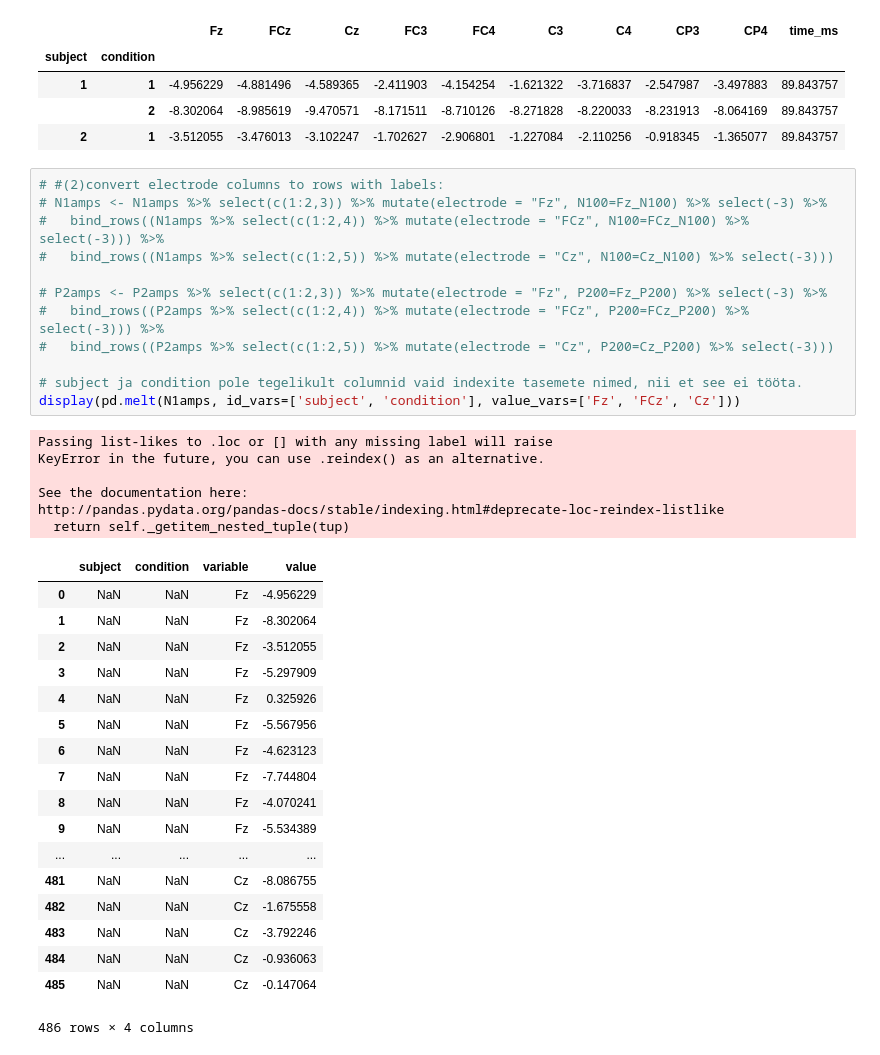
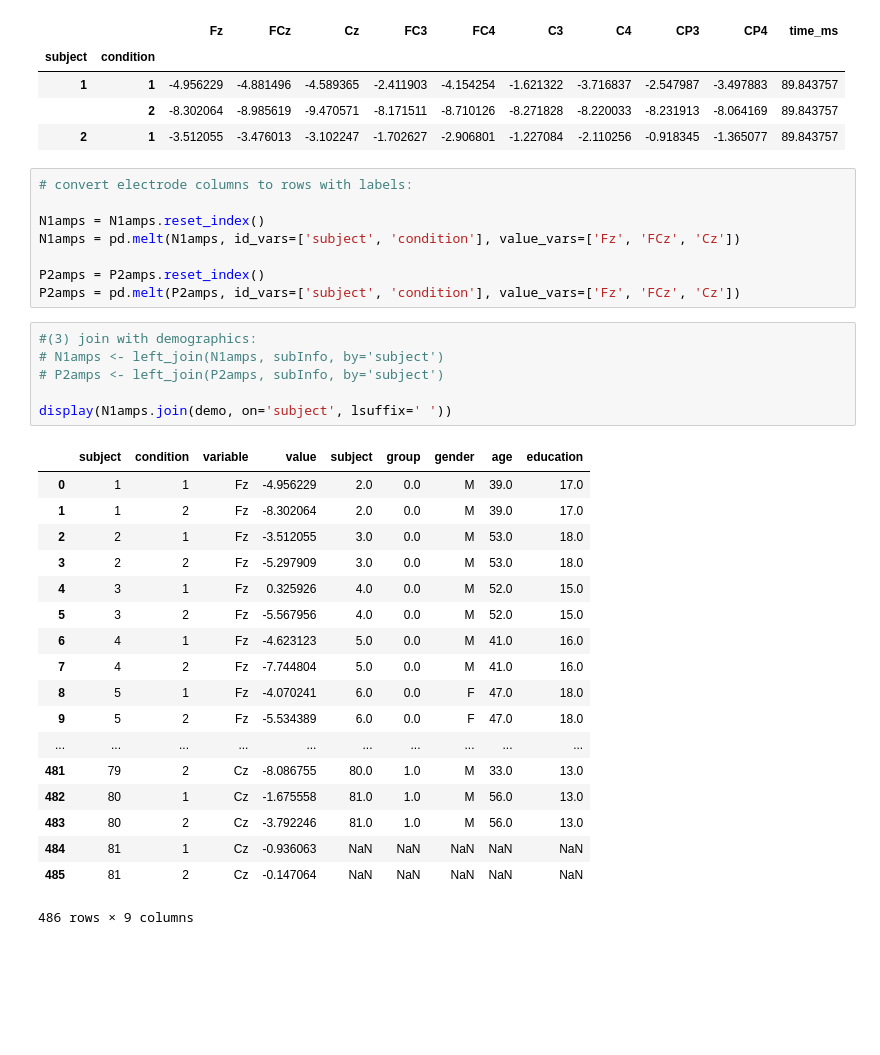
Before and after one commit to karljaats/EEG-data-from-basic-sensory-task-in-Schizophrenia, a Jupyter notebook: Project.ipynb, the cells around one changed output. Cells and saved outputs as stored; diff of their text form; blank space fills up the shorter version.

```diff
--- a/Project.ipynb
+++ b/Project.ipynb
@@ -74,40 +74,36 @@ P2amps = P2amps.drop(index=3, level=1)
 | 1 | 1 | -4.956229 | -4.881496 | -4.589365 | -2.411903 | -4.154254 | -1.621322 | -3.716837 | -2.547987 | -3.497883 | 89.843757 |
 |  | 2 | -8.302064 | -8.985619 | -9.470571 | -8.171511 | -8.710126 | -8.271828 | -8.220033 | -8.231913 | -8.064169 | 89.843757 |
 | 2 | 1 | -3.512055 | -3.476013 | -3.102247 | -1.702627 | -2.906801 | -1.227084 | -2.110256 | -0.918345 | -1.365077 | 89.843757 |
-# %%
-# #(2)convert electrode columns to rows with labels:
-# N1amps <- N1amps %>% select(c(1:2,3)) %>% mutate(electrode = "Fz", N100=Fz_N100) %>% select(-3) %>%
-#   bind_rows((N1amps %>% select(c(1:2,4)) %>% mutate(electrode = "FCz", N100=FCz_N100) %>% select(-3))) %>%
-#   bind_rows((N1amps %>% select(c(1:2,5)) %>% mutate(electrode = "Cz", N100=Cz_N100) %>% select(-3)))
-
-# P2amps <- P2amps %>% select(c(1:2,3)) %>% mutate(electrode = "Fz", P200=Fz_P200) %>% select(-3) %>%
-#   bind_rows((P2amps %>% select(c(1:2,4)) %>% mutate(electrode = "FCz", P200=FCz_P200) %>% select(-3))) %>%
-#   bind_rows((P2amps %>% select(c(1:2,5)) %>% mutate(electrode = "Cz", P200=Cz_P200) %>% select(-3)))
-
-# subject ja condition pole tegelikult columnid vaid indexite tasemete nimed, nii et see ei tööta.
-display(pd.melt(N1amps, id_vars=['subject', 'condition'], value_vars=['Fz', 'FCz', 'Cz']))
-# %% [output]
-Passing list-likes to .loc or [] with any missing label will raise
-KeyError in the future, you can use .reindex() as an alternative.
-
-See the documentation here:
-http://pandas.pydata.org/pandas-docs/stable/indexing.html#deprecate-loc-reindex-listlike
-  return self._getitem_nested_tuple(tup)
-|  | subject | condition | variable | value |
-| 0 | NaN | NaN | Fz | -4.956229 |
-| 1 | NaN | NaN | Fz | -8.302064 |
-| 2 | NaN | NaN | Fz | -3.512055 |
-| 3 | NaN | NaN | Fz | -5.297909 |
-| 4 | NaN | NaN | Fz | 0.325926 |
-| 5 | NaN | NaN | Fz | -5.567956 |
-| 6 | NaN | NaN | Fz | -4.623123 |
-| 7 | NaN | NaN | Fz | -7.744804 |
-| 8 | NaN | NaN | Fz | -4.070241 |
-| 9 | NaN | NaN | Fz | -5.534389 |
-| ... | ... | ... | ... | ... |
-| 481 | NaN | NaN | Cz | -8.086755 |
-| 482 | NaN | NaN | Cz | -1.675558 |
-| 483 | NaN | NaN | Cz | -3.792246 |
-| 484 | NaN | NaN | Cz | -0.936063 |
-| 485 | NaN | NaN | Cz | -0.147064 |
-486 rows × 4 columns
+# %%
+# convert electrode columns to rows with labels:
+
+N1amps = N1amps.reset_index()
+N1amps = pd.melt(N1amps, id_vars=['subject', 'condition'], value_vars=['Fz', 'FCz', 'Cz'])
+
+P2amps = P2amps.reset_index()
+P2amps = pd.melt(P2amps, id_vars=['subject', 'condition'], value_vars=['Fz', 'FCz', 'Cz'])
+# %%
+#(3) join with demographics:
+# N1amps <- left_join(N1amps, subInfo, by='subject')
+# P2amps <- left_join(P2amps, subInfo, by='subject')
+
+display(N1amps.join(demo, on='subject', lsuffix=' '))
+# %% [output]
+|  | subject | condition | variable | value | subject | group | gender | age | education |
+| 0 | 1 | 1 | Fz | -4.956229 | 2.0 | 0.0 | M | 39.0 | 17.0 |
+| 1 | 1 | 2 | Fz | -8.302064 | 2.0 | 0.0 | M | 39.0 | 17.0 |
+| 2 | 2 | 1 | Fz | -3.512055 | 3.0 | 0.0 | M | 53.0 | 18.0 |
+| 3 | 2 | 2 | Fz | -5.297909 | 3.0 | 0.0 | M | 53.0 | 18.0 |
+| 4 | 3 | 1 | Fz | 0.325926 | 4.0 | 0.0 | M | 52.0 | 15.0 |
+| 5 | 3 | 2 | Fz | -5.567956 | 4.0 | 0.0 | M | 52.0 | 15.0 |
+| 6 | 4 | 1 | Fz | -4.623123 | 5.0 | 0.0 | M | 41.0 | 16.0 |
+| 7 | 4 | 2 | Fz | -7.744804 | 5.0 | 0.0 | M | 41.0 | 16.0 |
+| 8 | 5 | 1 | Fz | -4.070241 | 6.0 | 0.0 | F | 47.0 | 18.0 |
+| 9 | 5 | 2 | Fz | -5.534389 | 6.0 | 0.0 | F | 47.0 | 18.0 |
+| ... | ... | ... | ... | ... | ... | ... | ... | ... | ... |
+| 481 | 79 | 2 | Cz | -8.086755 | 80.0 | 1.0 | M | 33.0 | 13.0 |
+| 482 | 80 | 1 | Cz | -1.675558 | 81.0 | 1.0 | M | 56.0 | 13.0 |
+| 483 | 80 | 2 | Cz | -3.792246 | 81.0 | 1.0 | M | 56.0 | 13.0 |
+| 484 | 81 | 1 | Cz | -0.936063 | NaN | NaN | NaN | NaN | NaN |
+| 485 | 81 | 2 | Cz | -0.147064 | NaN | NaN | NaN | NaN | NaN |
+486 rows × 9 columns
```
